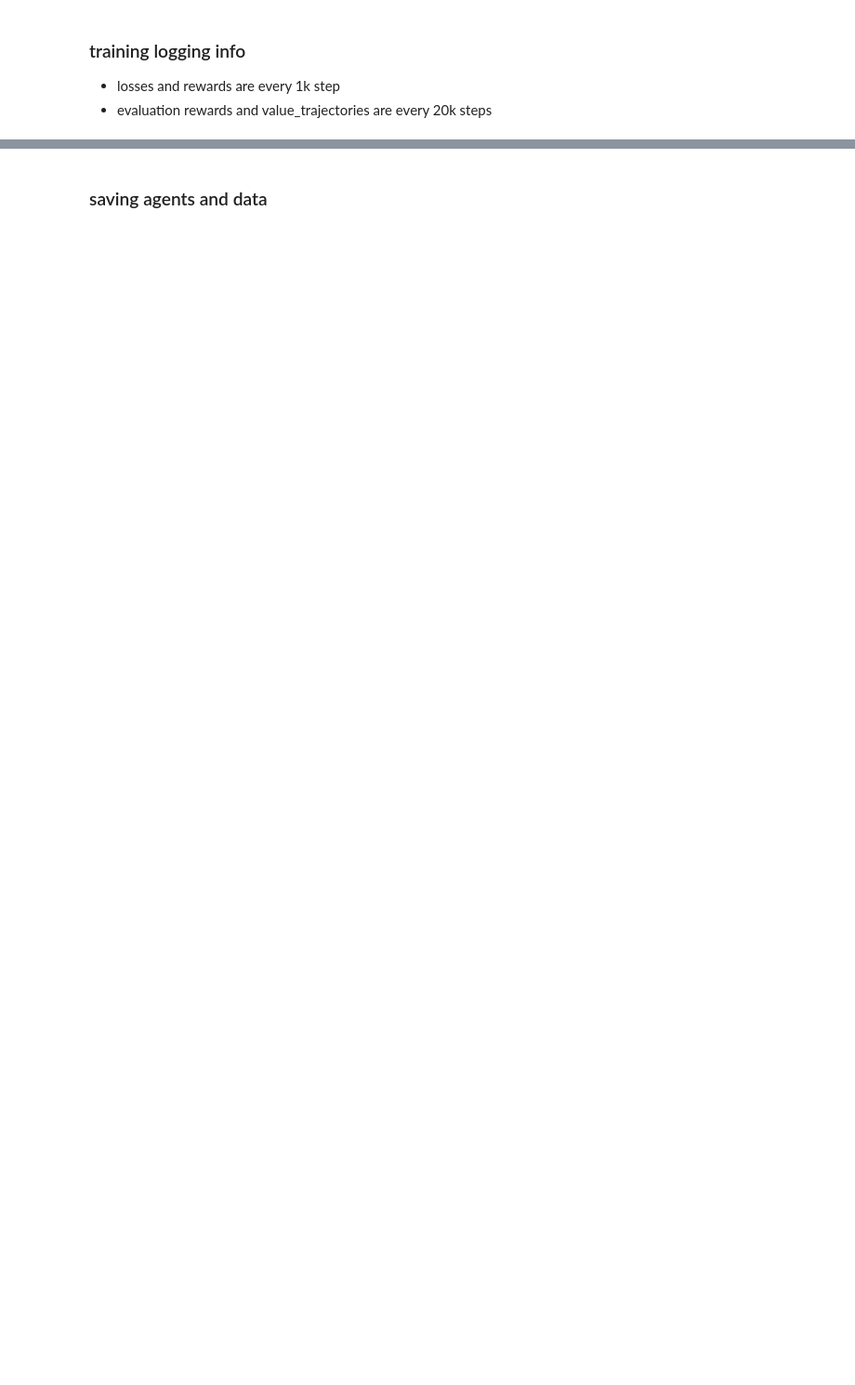
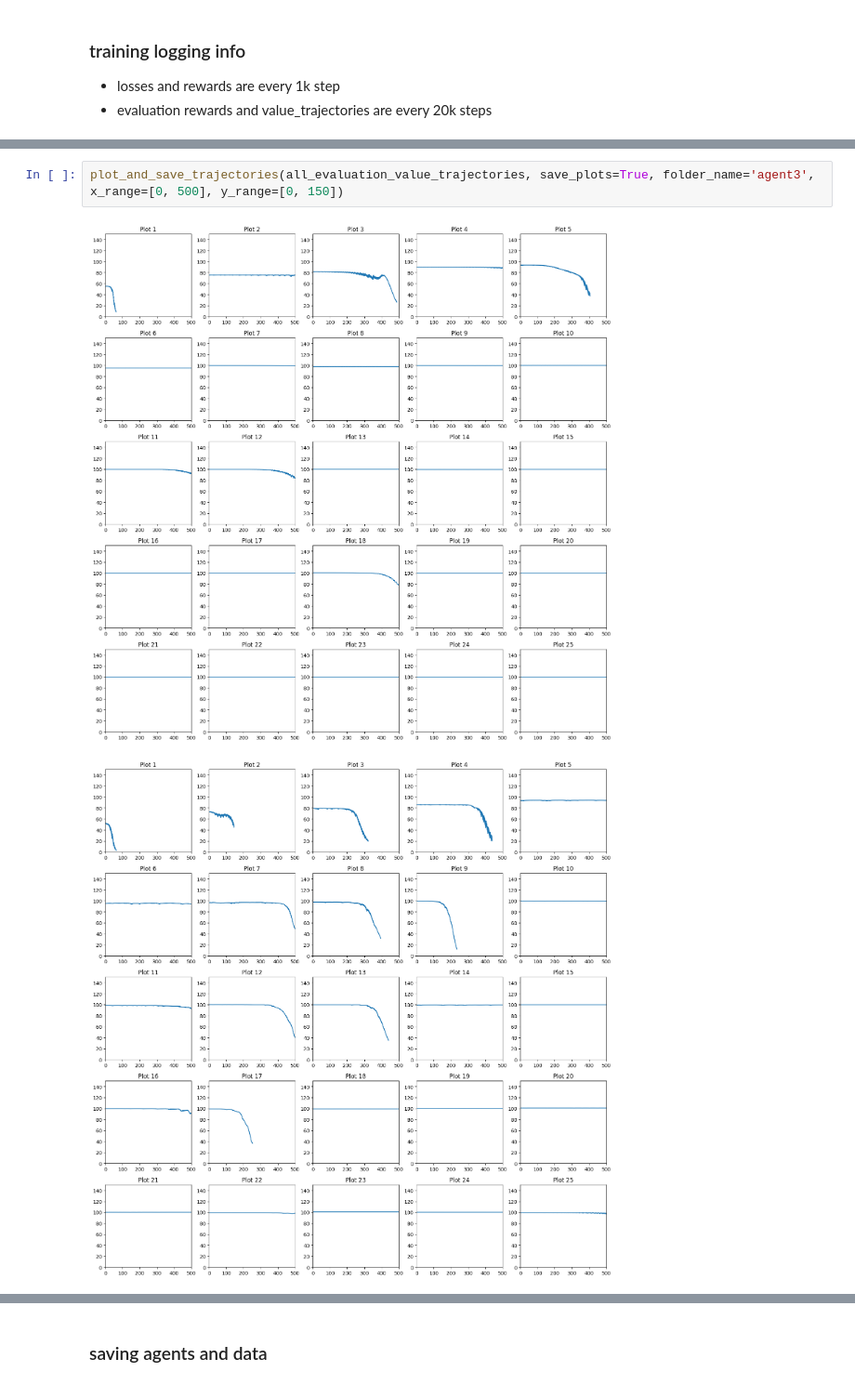
Before and after one commit to alexei-erm/annrl_project, a Jupyter notebook: agent3.ipynb, the cells around one changed output, grey strips where cells are left out. Shown at 93% size. Saved outputs shown, nothing was run; the diff lists cells and outputs as text; blank space fills up the shorter version.

```diff
--- a/agent3.ipynb
+++ b/agent3.ipynb
@@ -232,0 +213,5 @@ for k in range(3):
+# %%
+plot_and_save_trajectories(all_evaluation_value_trajectories, save_plots=True, folder_name='agent3', x_range=[0, 500], y_range=[0, 150])
+# %% [output]
+[figure, added]
+[figure, added]
```
Also changed, not shown: parts of 10 cells of this notebook, 36 other files.
